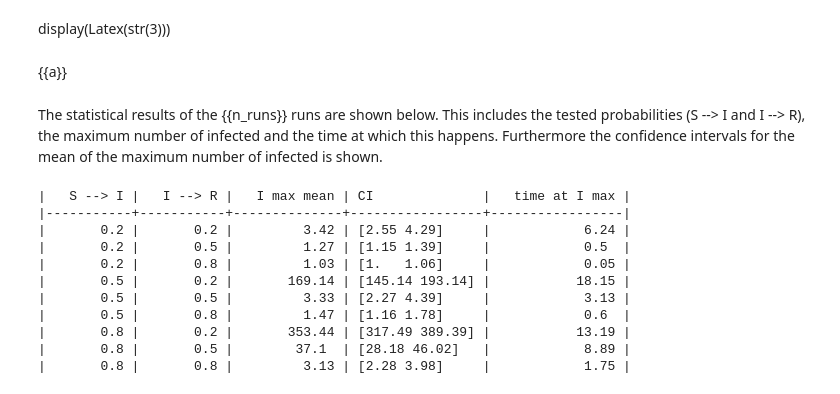
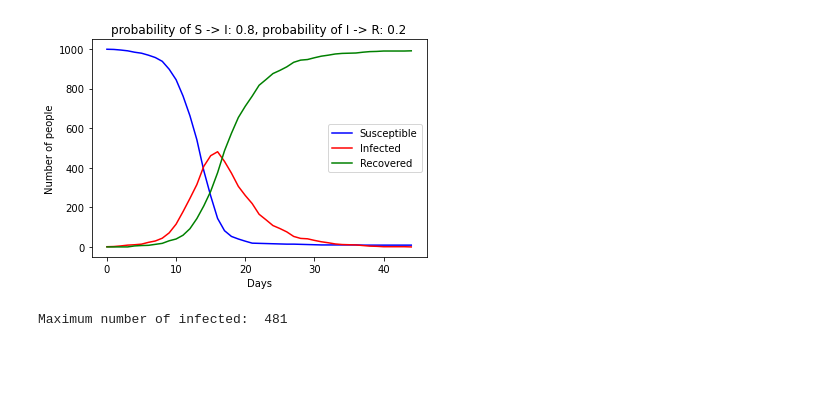
Before and after one commit to sofiehonore/Project1_breast_cancer, a Jupyter notebook: SIR.ipynb, the cells around one changed output. Saved outputs shown, nothing was run; the diff lists cells and outputs as text; code cells hidden in the pictures; blank space fills up the shorter version.

```diff
--- a/SIR.ipynb
+++ b/SIR.ipynb
@@ -124,11 +163,15 @@ for prob1 in prob_S_I_list:
 # %%
 plt.figure()
 plt.plot(n_S, "-b", label = "Susceptible")
 plt.plot(n_I, "-r", label = "Infected")
 plt.plot(n_R, "-g", label = "Recovered")
 plt.ylabel("Number of people")
 plt.xlabel("Days")
+plt.title("probability of S -> I: {}, probability of I -> R: {}".format(prob_S_I, prob_I_R))
 plt.legend()
 plt.show()
 
 print("Maximum number of infected: ", max(n_I))
+# %% [output]
+[figure, added]
+Maximum number of infected:  481
@@ -137,20 +177,0 @@ print("Maximum number of infected: ", max(n_I))
-# %% [markdown]
-display(Latex(str(3)))
-# %% [markdown]
-{{a}}
-# %% [markdown]
-The statistical results of the {{n_runs}} runs are shown below. This includes the tested probabilities (S --> I and I --> R), the maximum number of infected and the time at which this happens. Furthermore the confidence intervals for the mean of the maximum number of infected is shown.
-# %%
-print(tabulate(statistics[1:,], headers=["S --> I","I --> R", "I max mean", "CI",  "time at I max"], tablefmt='orgtbl'))
-# %% [output]
-|   S --> I |   I --> R |   I max mean | CI              |   time at I max |
-|-----------+-----------+--------------+-----------------+-----------------|
-|       0.2 |       0.2 |         3.42 | [2.55 4.29]     |            6.24 |
-|       0.2 |       0.5 |         1.27 | [1.15 1.39]     |            0.5  |
-|       0.2 |       0.8 |         1.03 | [1.   1.06]     |            0.05 |
-|       0.5 |       0.2 |       169.14 | [145.14 193.14] |           18.15 |
-|       0.5 |       0.5 |         3.33 | [2.27 4.39]     |            3.13 |
-|       0.5 |       0.8 |         1.47 | [1.16 1.78]     |            0.6  |
-|       0.8 |       0.2 |       353.44 | [317.49 389.39] |           13.19 |
-|       0.8 |       0.5 |        37.1  | [28.18 46.02]   |            8.89 |
-|       0.8 |       0.8 |         3.13 | [2.28 3.98]     |            1.75 |
```
Also changed, not shown: parts of 11 cells of this notebook.
